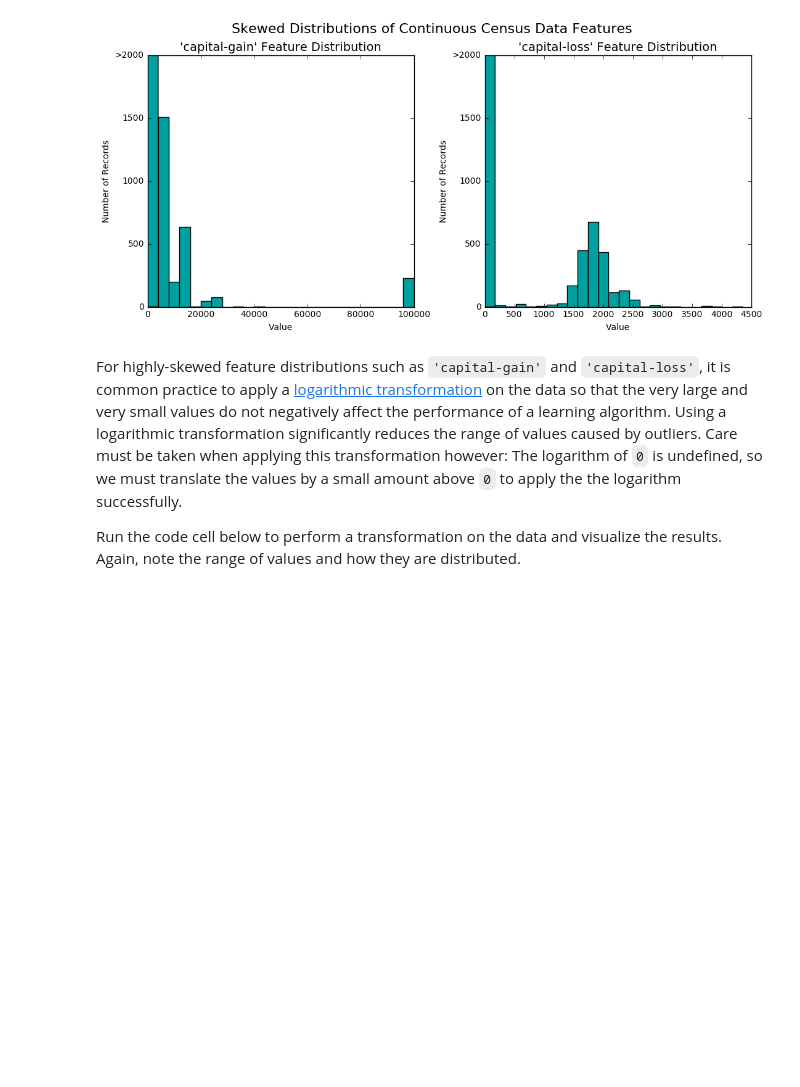
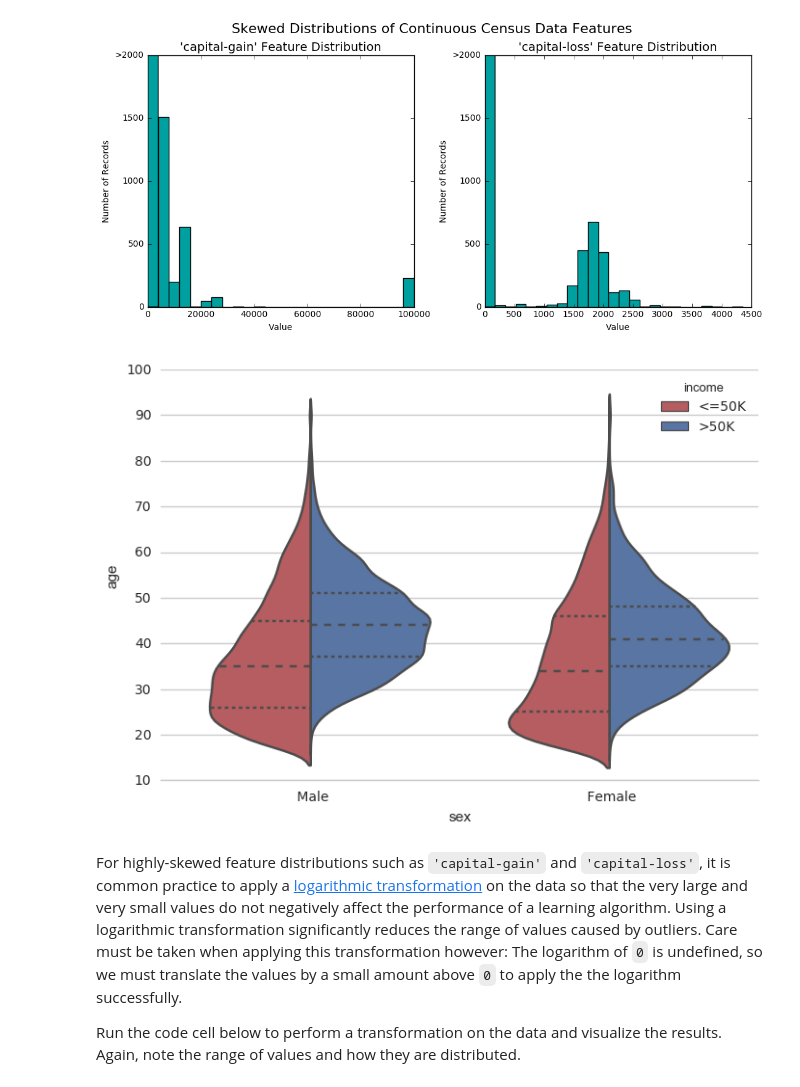
Before and after one commit to finalelement/udacity_nd_ml, a Jupyter notebook: finding_donors/finding_donors.ipynb, the cells around one changed output. Cells and saved outputs as stored; diff of their text form; code cells hidden in the pictures; blank space fills up the shorter version.

```diff
--- a/finding_donors/finding_donors.ipynb
+++ b/finding_donors/finding_donors.ipynb
@@ -97,6 +97,18 @@ features_raw = data.drop('income', axis = 1)
 vs.distribution(data)
 # %% [output]
 [figure]
+# %%
+import seaborn as sns
+%matplotlib inline
+sns.set(style="whitegrid", color_codes=True)
+
+# Draw a nested violinplot and split the violins for easier comparison
+sns.violinplot(x="sex", y="age", hue="income", data=data, split=True,
+               inner="quart", palette={"<=50K": "r", ">50K": "b"}
+              )
+sns.despine(left=True)
+# %% [output]
+[figure, added]
 # %% [markdown]
 For highly-skewed feature distributions such as `'capital-gain'` and `'capital-loss'`, it is common practice to apply a <a href="https://en.wikipedia.org/wiki/Data_transformation_(statistics)">logarithmic transformation</a> on the data so that the very large and very small values do not negatively affect the performance of a learning algorithm. Using a logarithmic transformation significantly reduces the range of values caused by outliers. Care must be taken when applying this transformation however: The logarithm of `0` is undefined, so we must translate the values by a small amount above `0` to apply the the logarithm successfully.
 
```
Also changed, not shown: parts of 8 cells of this notebook.
